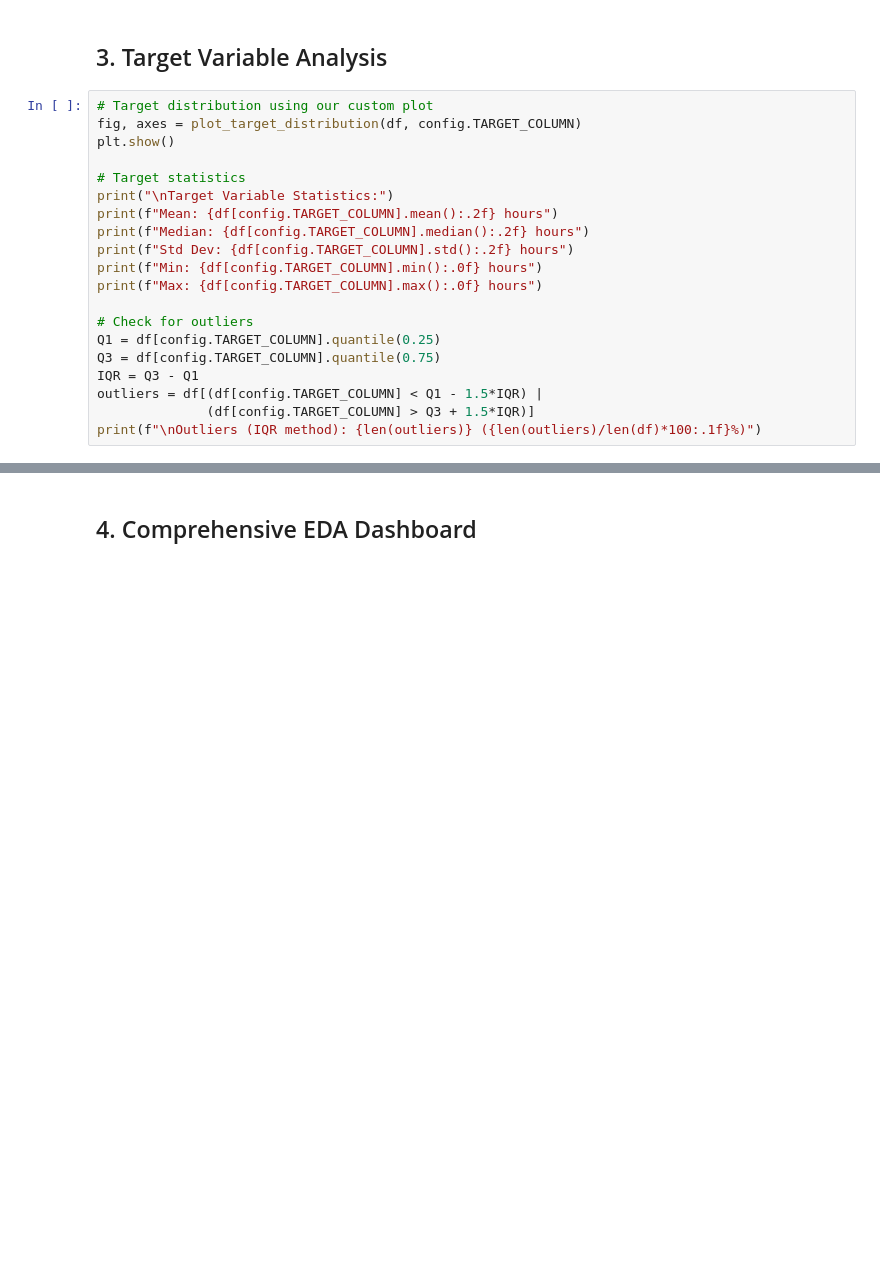
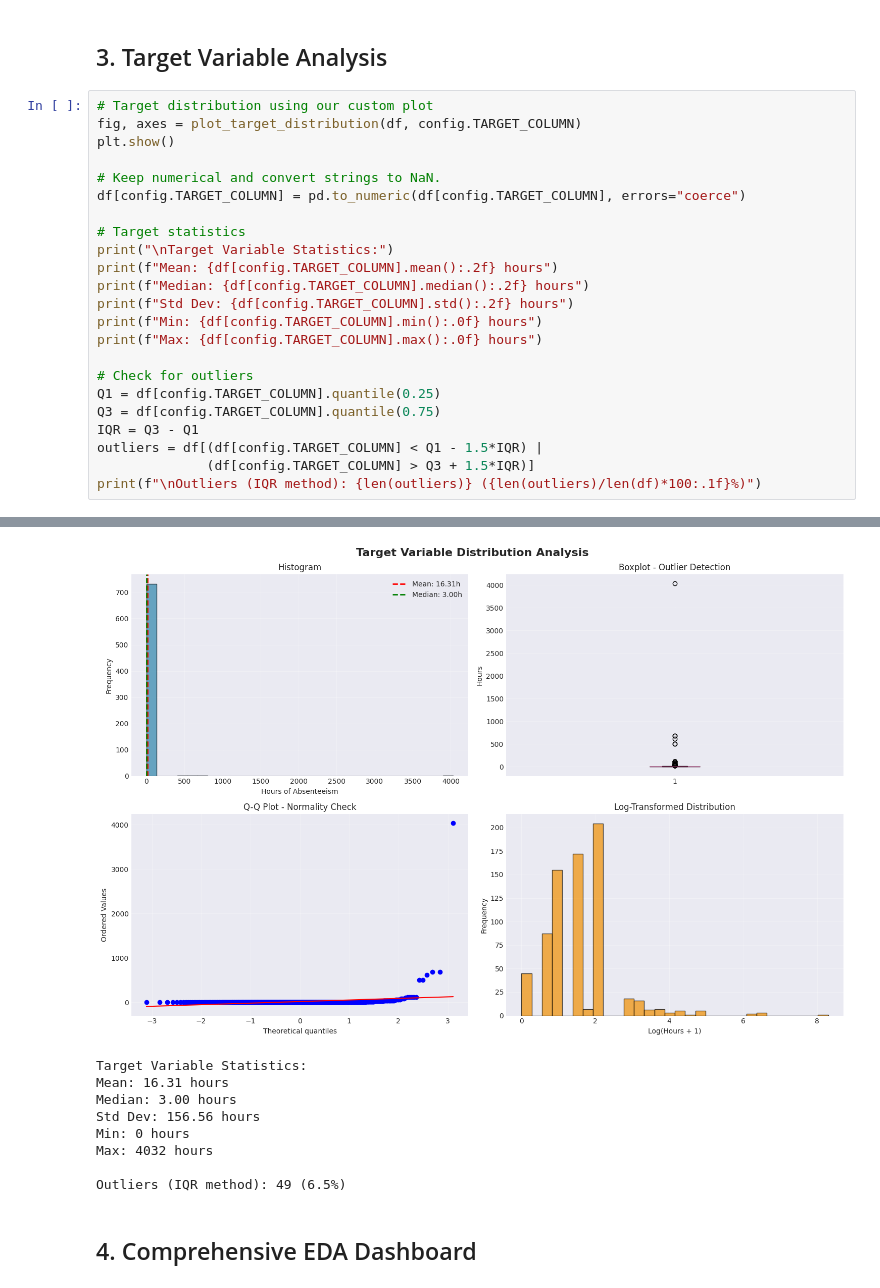
Before and after one commit to ingerobles92/MLOps62, a Jupyter notebook: notebooks/02-aa-eda-transformations.ipynb, the cells around one changed output, grey strips where cells are left out. Drawn from its saved outputs; the diff is of its cells as text; blank space fills up the shorter version.

```diff
--- a/notebooks/02-aa-eda-transformations.ipynb
+++ b/notebooks/02-aa-eda-transformations.ipynb
@@ -83,6 +130,9 @@ df.describe()
 # Target distribution using our custom plot
 fig, axes = plot_target_distribution(df, config.TARGET_COLUMN)
 plt.show()
+
+# Keep numerical and convert strings to NaN.
+df[config.TARGET_COLUMN] = pd.to_numeric(df[config.TARGET_COLUMN], errors="coerce")
 
 # Target statistics
 print("\nTarget Variable Statistics:")
@@ -99,3 +149,4 @@ IQR = Q3 - Q1
 outliers = df[(df[config.TARGET_COLUMN] < Q1 - 1.5*IQR) |
               (df[config.TARGET_COLUMN] > Q3 + 1.5*IQR)]
 print(f"\nOutliers (IQR method): {len(outliers)} ({len(outliers)/len(df)*100:.1f}%)")
+# %% [output]
@@ -102,3 +154,12 @@ print(f"\nOutliers (IQR method): {len(outliers)} ({len(outliers)/len(df)*100:.1f
+[figure, added]
+Target Variable Statistics:
+Mean: 16.31 hours
+Median: 3.00 hours
+Std Dev: 156.56 hours
+Min: 0 hours
+Max: 4032 hours
+
+Outliers (IQR method): 49 (6.5%)
 # %% [markdown]
 ## 4. Comprehensive EDA Dashboard
 # %%
```
Also changed, not shown: parts of 11 cells of this notebook, 29 other files.
